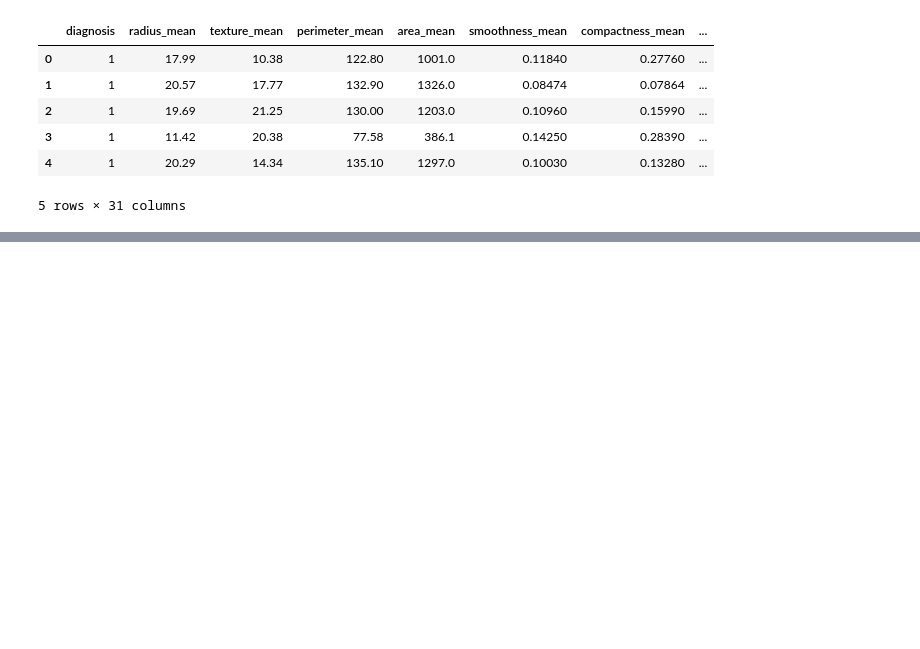
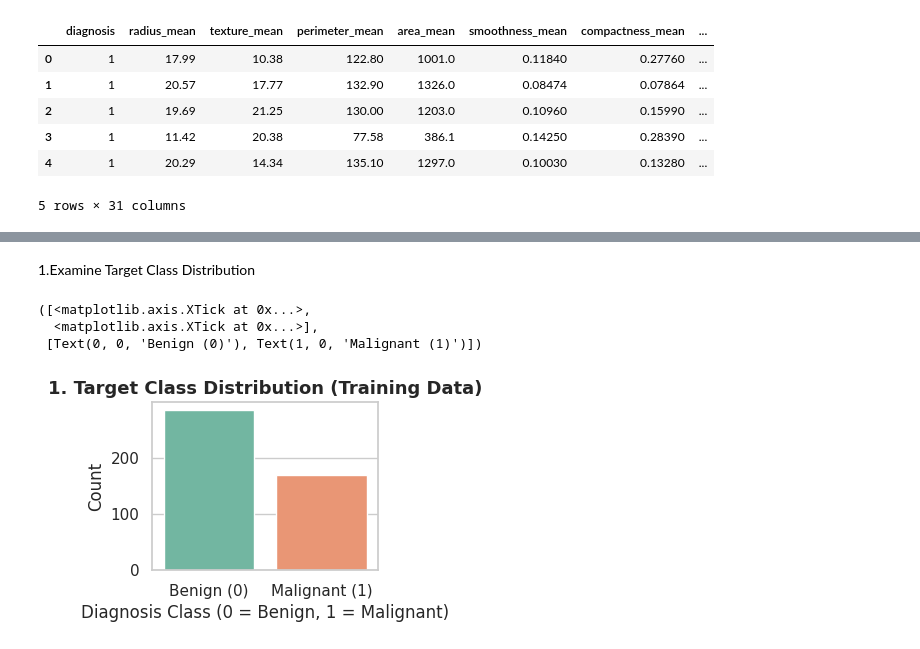
Before and after one commit to sadiasemim139-ops/machine-larning, a Jupyter notebook: labWork/newnotebook.ipynb, the cells around one changed output, grey strips where cells are left out. Cells and saved outputs as stored; diff of their text form; code cells hidden in the pictures; blank space fills up the shorter version.

```diff
--- a/labWork/newnotebook.ipynb
+++ b/labWork/newnotebook.ipynb
@@ -820,0 +826,3 @@ df.head()
+# %%
+drop_cols = ['id', 'diagnosis', 'Unnamed: 32']
+X = df.drop(columns=[col for col in drop_cols if col in df.columns])
@@ -820,0 +896,11 @@ df.head()
+# %%
+# Re-assign y to avoid the NaN mapping issue from previous cells
+y = df['diagnosis']
+
+# Split the dataset
+X_train, X_test, y_train, y_test = train_test_split(
+    X, y,
+    test_size=0.20,
+    stratify=y,
+    random_state=42
+)
@@ -820,0 +1166,3 @@ df.head()
+# %%
+sns.set_theme(style="whitegrid")
+plt.figure(figsize=(16, 12))
@@ -820,0 +1182,14 @@ df.head()
+# %% [markdown]
+1.Examine Target Class Distribution
+# %%
+plt.subplot(2, 2, 1)
+sns.countplot(x=y_train, palette="Set2", hue=y_train, legend=False)
+plt.title("1. Target Class Distribution (Training Data)", fontsize=13, fontweight='bold')
+plt.xlabel("Diagnosis Class (0 = Benign, 1 = Malignant)")
+plt.ylabel("Count")
+plt.xticks([0, 1], ['Benign (0)', 'Malignant (1)'])
+# %% [output]
+([<matplotlib.axis.XTick at 0x...>,
+  <matplotlib.axis.XTick at 0x...>],
+ [Text(0, 0, 'Benign (0)'), Text(1, 0, 'Malignant (1)')])
+[figure, added]
```
Also changed, not shown: parts of 78 cells of this notebook.
